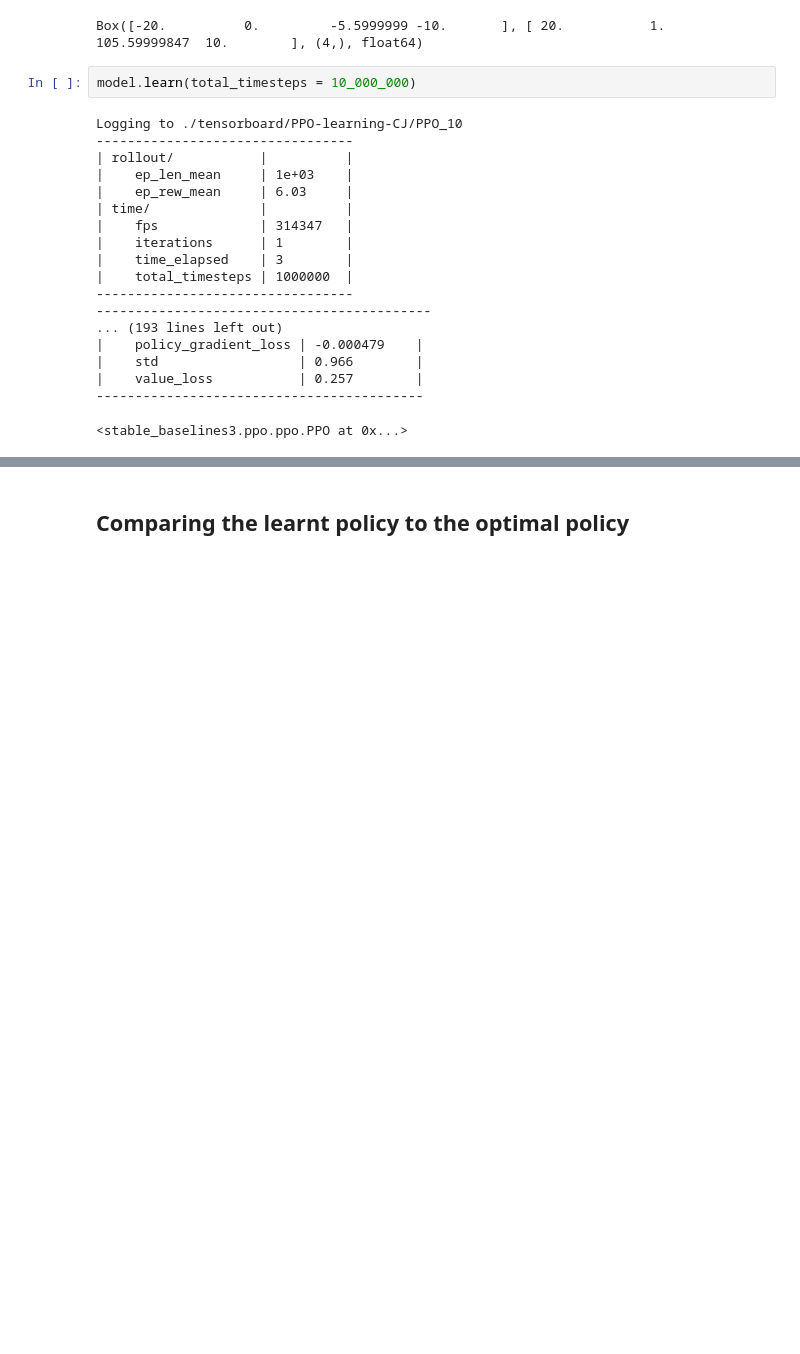
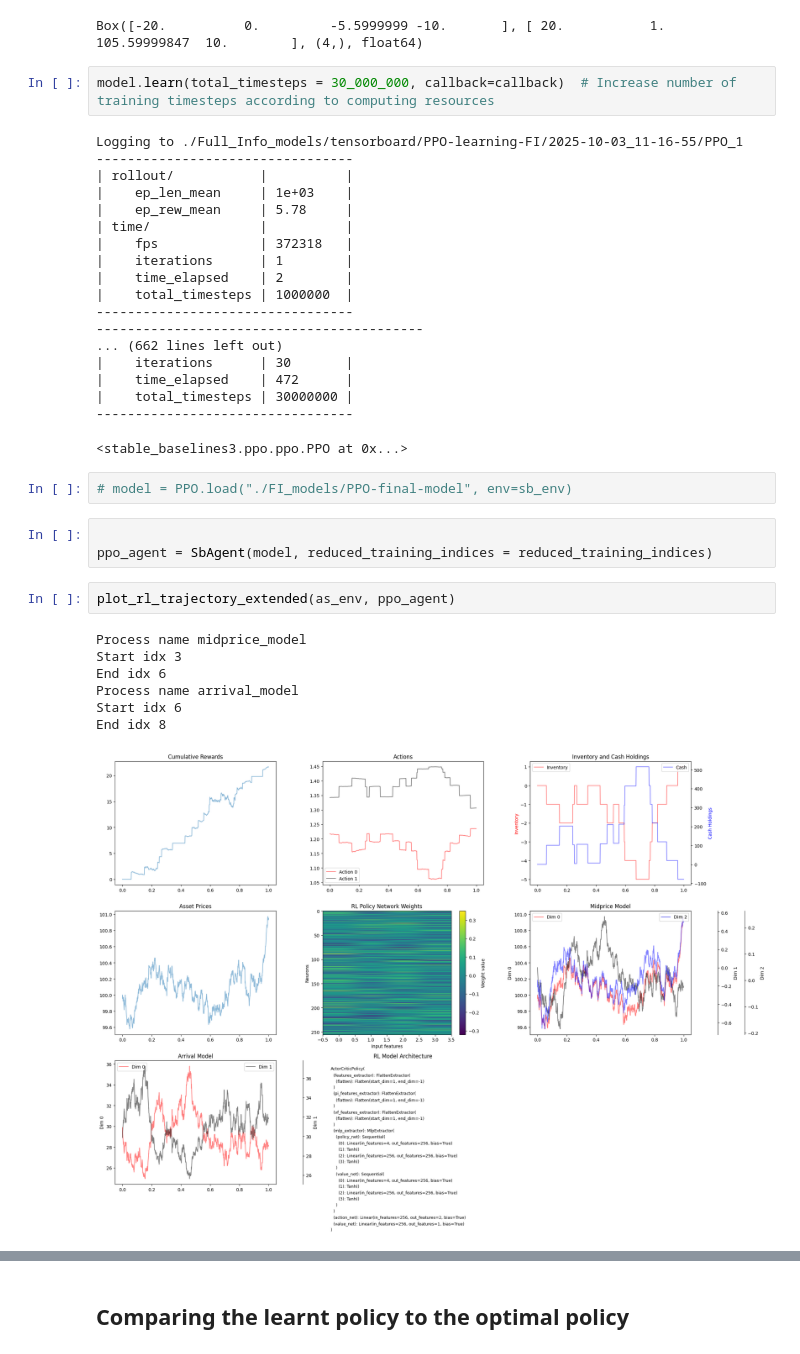
Before and after one commit to andreacate/mbt_gym, a Jupyter notebook: Experiments_MMwithFadsInfUnifTraders_RL/RL_FullInfo.ipynb, the cells around one changed output, grey strips where cells are left out. Drawn from its saved outputs; the diff is of its cells as text; blank space fills up the shorter version.

```diff
--- a/Experiments_MMwithFadsInfUnifTraders_RL/RL_FullInfo.ipynb
+++ b/Experiments_MMwithFadsInfUnifTraders_RL/RL_FullInfo.ipynb
@@ -201,23 +229,38 @@ print(sb_env.observation_space)
 # %% [output]
 Box([-20.          0.         -5.5999999 -10.       ], [ 20.           1.         105.59999847  10.        ], (4,), float64)
 # %%
-model.learn(total_timesteps = 10_000_000)
+model.learn(total_timesteps = 30_000_000, callback=callback)  # Increase number of training timesteps according to computing resources
 # %% [output]
-Logging to ./tensorboard/PPO-learning-CJ/PPO_10
+Logging to ./Full_Info_models/tensorboard/PPO-learning-FI/2025-10-03_11-16-55/PPO_1
 ---------------------------------
 | rollout/           |          |
 |    ep_len_mean     | 1e+03    |
-|    ep_rew_mean     | 6.03     |
+|    ep_rew_mean     | 5.78     |
 | time/              |          |
-|    fps             | 314347   |
+|    fps             | 372318   |
 |    iterations      | 1        |
-|    time_elapsed    | 3        |
+|    time_elapsed    | 2        |
 |    total_timesteps | 1000000  |
 ---------------------------------
--------------------------------------------
-... (193 lines left out)
-|    policy_gradient_loss | -0.000479    |
-|    std                  | 0.966        |
-|    value_loss           | 0.257        |
 ------------------------------------------
+... (662 lines left out)
+|    iterations      | 30       |
+|    time_elapsed    | 472      |
+|    total_timesteps | 30000000 |
+---------------------------------
 <stable_baselines3.ppo.ppo.PPO at 0x...>
+# %%
+# model = PPO.load("./FI_models/PPO-final-model", env=sb_env)
+# %%
+
+ppo_agent = SbAgent(model, reduced_training_indices = reduced_training_indices)
+# %%
+plot_rl_trajectory_extended(as_env, ppo_agent)
+# %% [output]
+Process name midprice_model
+Start idx 3
+End idx 6
+Process name arrival_model
+Start idx 6
+End idx 8
+[figure, added]
```
Also changed, not shown: parts of 24 cells of this notebook, 6 other files.
